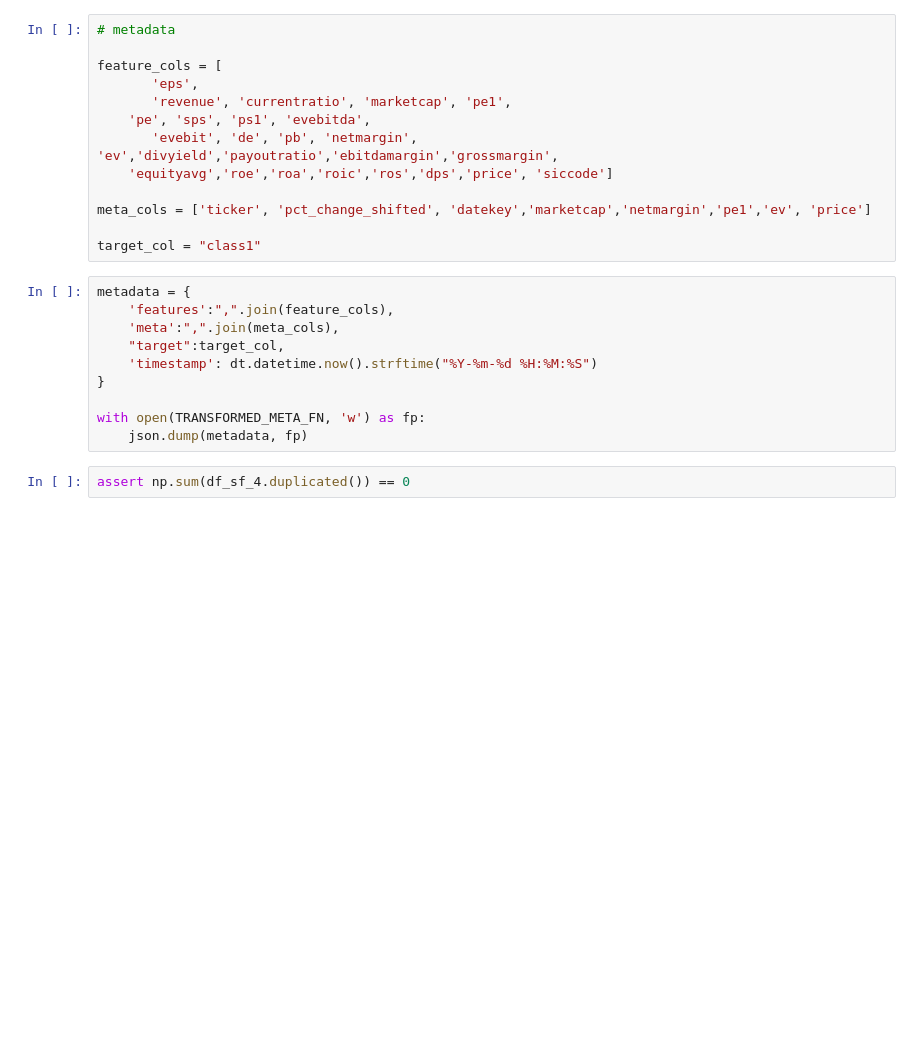
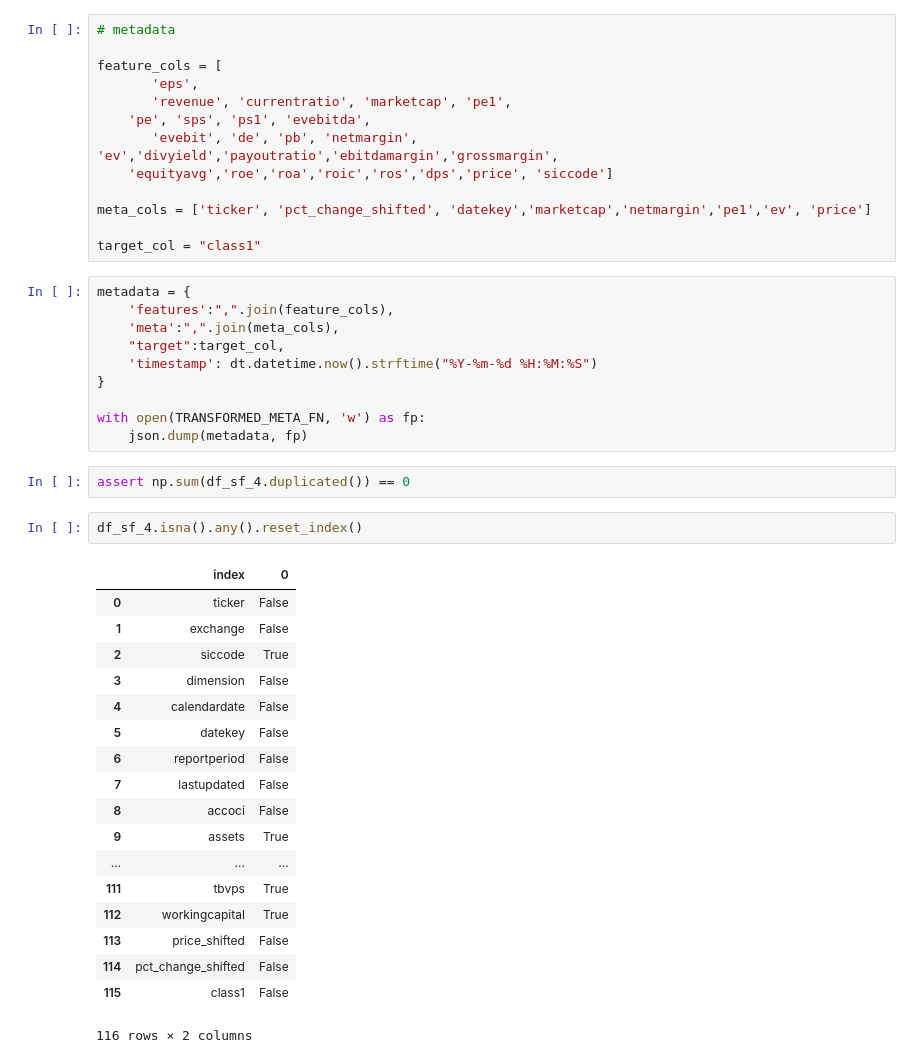
Before and after one commit to snexus/stocksim-lstm, a Jupyter notebook: notebooks/1_preprocessing.ipynb, the cells around one changed output. Drawn from its saved outputs; the diff is of its cells as text; blank space fills up the shorter version.

```diff
--- a/notebooks/1_preprocessing.ipynb
+++ b/notebooks/1_preprocessing.ipynb
@@ -210,3 +210,24 @@ with open(TRANSFORMED_META_FN, 'w') as fp:
     json.dump(metadata, fp)
 # %%
 assert np.sum(df_sf_4.duplicated()) == 0
+# %%
+df_sf_4.isna().any().reset_index()
+# %% [output]
+|  | index | 0 |
+| 0 | ticker | False |
+| 1 | exchange | False |
+| 2 | siccode | True |
+| 3 | dimension | False |
+| 4 | calendardate | False |
+| 5 | datekey | False |
+| 6 | reportperiod | False |
+| 7 | lastupdated | False |
+| 8 | accoci | False |
+| 9 | assets | True |
+| ... | ... | ... |
+| 111 | tbvps | True |
+| 112 | workingcapital | True |
+| 113 | price_shifted | False |
+| 114 | pct_change_shifted | False |
+| 115 | class1 | False |
+116 rows × 2 columns
```
Also changed, not shown: 1 other file.
